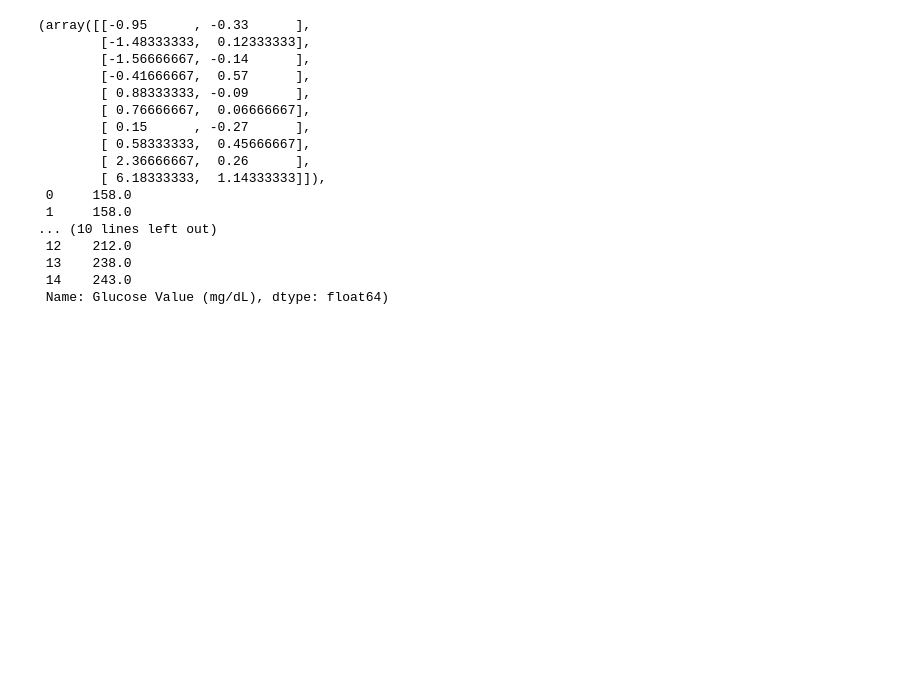
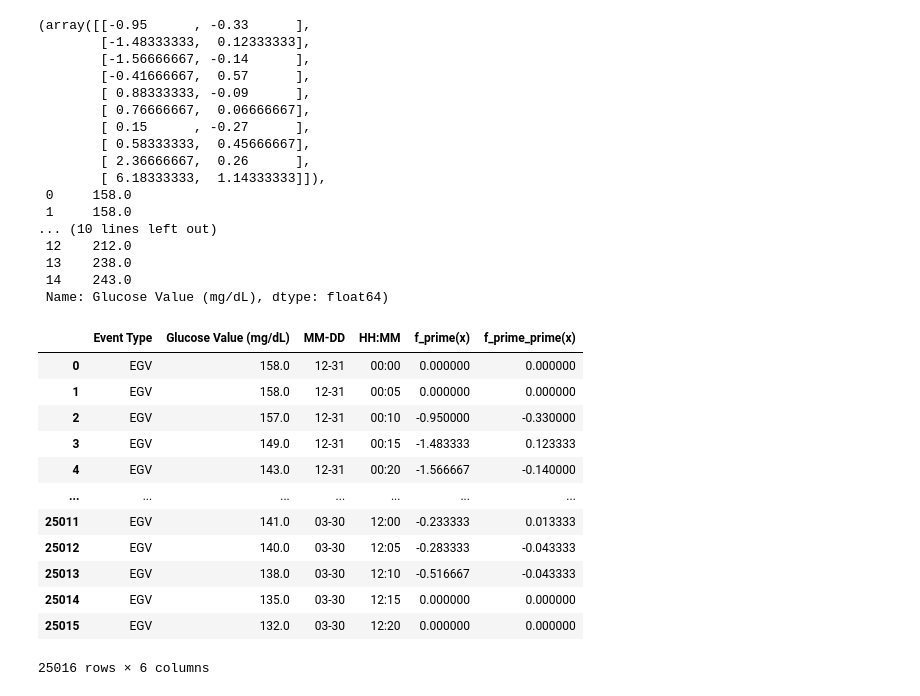
Before and after one commit to vineet-belur/4022-Project, a Jupyter notebook: 4022_prelim_analysis.ipynb, the cells around one changed output. Drawn from its saved outputs; the diff is of its cells as text; code cells hidden in the pictures; blank space fills up the shorter version.

```diff
--- a/4022_prelim_analysis.ipynb
+++ b/4022_prelim_analysis.ipynb
@@ -9,7 +9,7 @@ df = pd.read_csv('./data/12-3l-21_to_3-30-22.csv',skiprows=[x for x in range(1,
 df = df.iloc[:,[1, 2, 7]]
 df = df[df.isin(['Low', 'High']) == False]
 df = df[df.iloc[:,2].notna()]
-dfM = df
+dfM = df.reset_index(drop=True)
 dfM = dfM.astype({dfM.columns[2]:'float64'})
 dfM.head(10)
 # %% [output]
@@ -155,3 +155,21 @@ fda[2:12], gluc[0:15]
  13    238.0
  14    243.0
  Name: Glucose Value (mg/dL), dtype: float64)
+# %%
+dfA = pd.concat([dfM, pd.DataFrame(fda, columns = ["f_prime(x)", 'f_prime_prime(x)'])], axis=1)
+# %%
+dfA
+# %% [output]
+|  | Event Type | Glucose Value (mg/dL) | MM-DD | HH:MM | f_prime(x) | f_prime_prime(x) |
+| 0 | EGV | 158.0 | 12-31 | 00:00 | 0.000000 | 0.000000 |
+| 1 | EGV | 158.0 | 12-31 | 00:05 | 0.000000 | 0.000000 |
+| 2 | EGV | 157.0 | 12-31 | 00:10 | -0.950000 | -0.330000 |
+| 3 | EGV | 149.0 | 12-31 | 00:15 | -1.483333 | 0.123333 |
+| 4 | EGV | 143.0 | 12-31 | 00:20 | -1.566667 | -0.140000 |
+| ... | ... | ... | ... | ... | ... | ... |
+| 25011 | EGV | 141.0 | 03-30 | 12:00 | -0.233333 | 0.013333 |
+| 25012 | EGV | 140.0 | 03-30 | 12:05 | -0.283333 | -0.043333 |
+| 25013 | EGV | 138.0 | 03-30 | 12:10 | -0.516667 | -0.043333 |
+| 25014 | EGV | 135.0 | 03-30 | 12:15 | 0.000000 | 0.000000 |
+| 25015 | EGV | 132.0 | 03-30 | 12:20 | 0.000000 | 0.000000 |
+25016 rows × 6 columns
```
Also changed, not shown: parts of 1 cell of this notebook.
